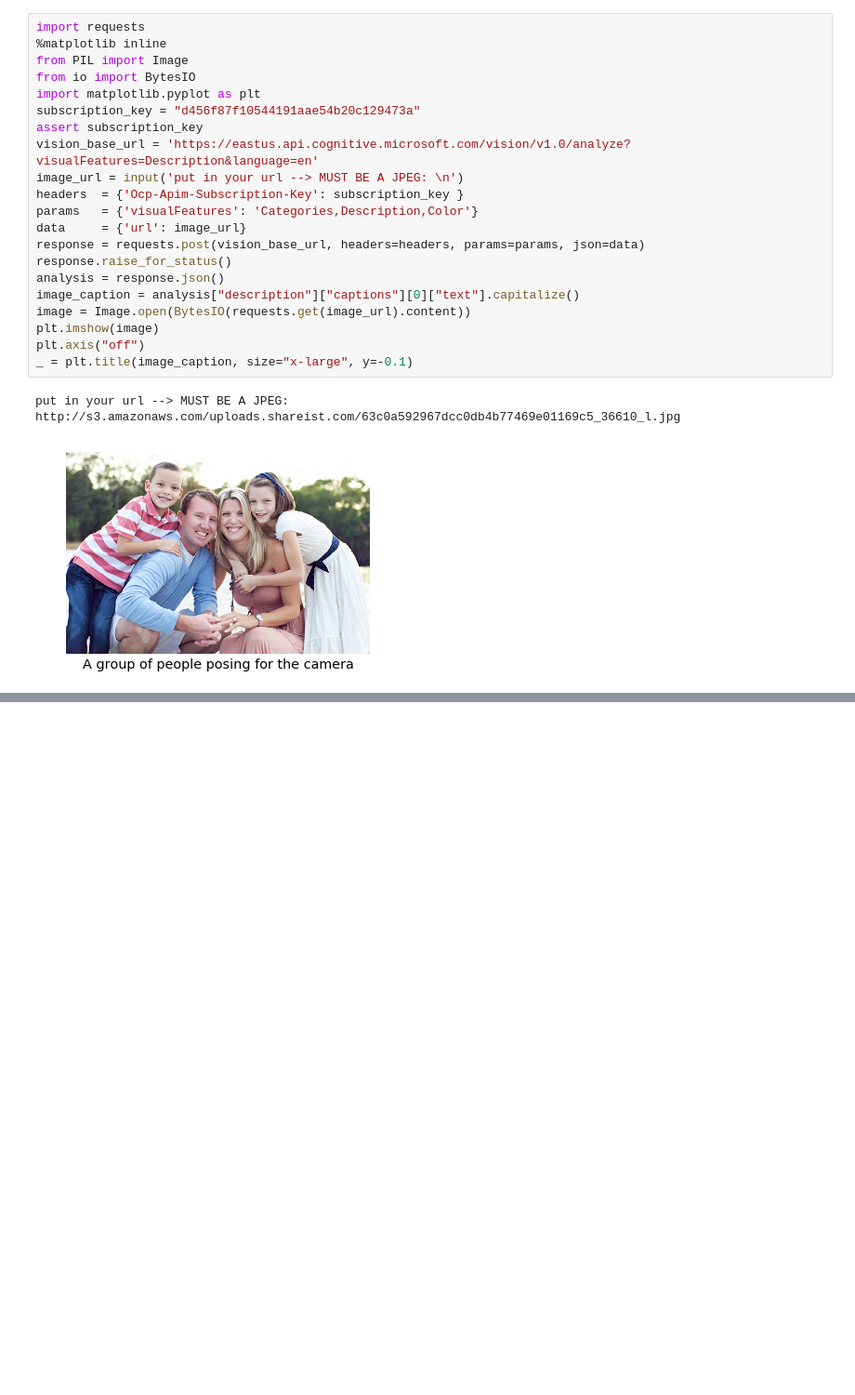
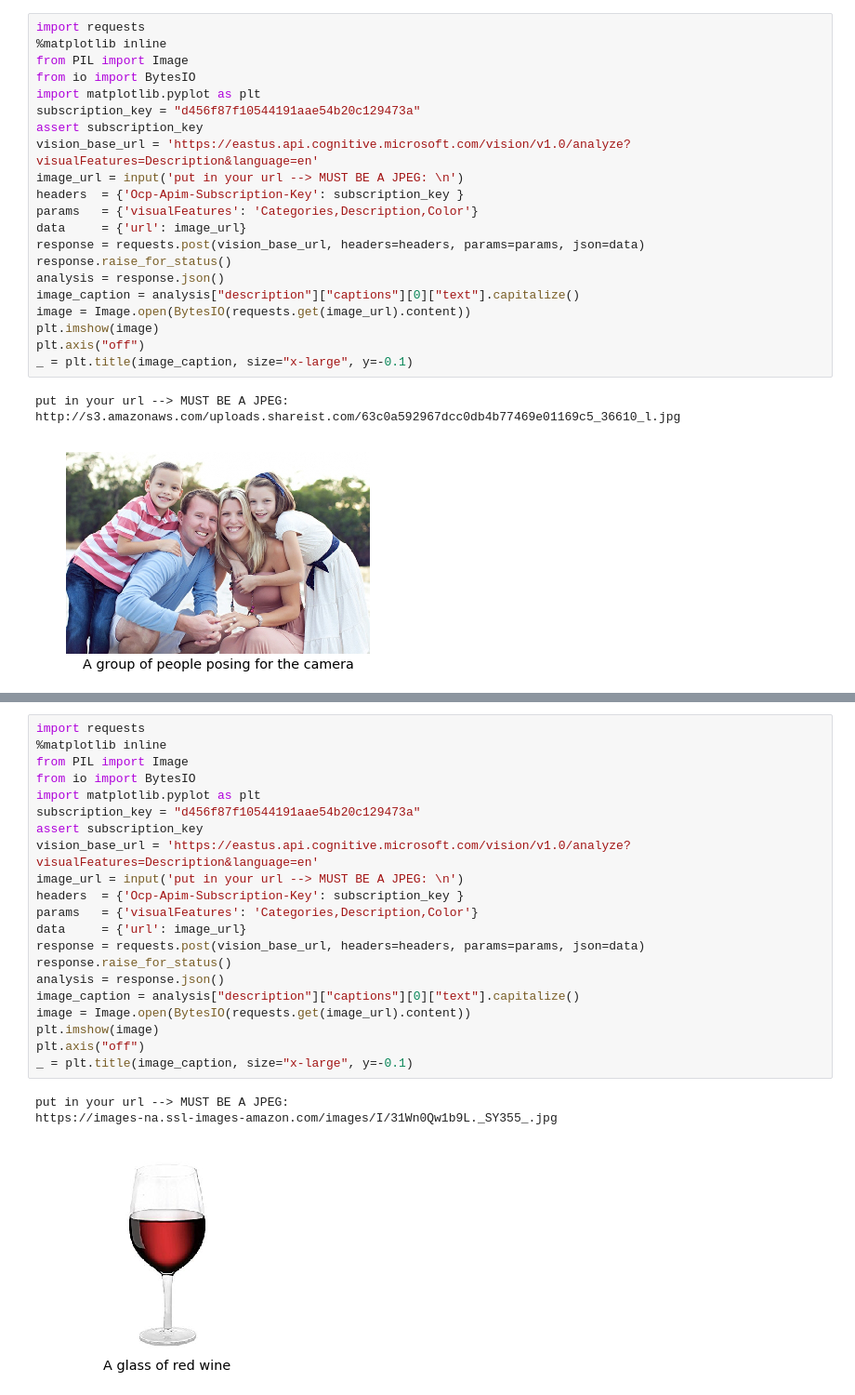
Before and after one commit to AndrewMRobert/Max-Andrew-and-Greg-Final-Project, a Jupyter notebook: First part of code.ipynb, the cells around one changed output, grey strips where cells are left out. Shown at 93% size. Saved outputs shown, nothing was run; the diff lists cells and outputs as text; blank space fills up the shorter version.

```diff
--- a/First part of code.ipynb
+++ b/First part of code.ipynb
@@ -25,0 +76,25 @@ http://s3.amazonaws.com/uploads.shareist.com/63c0a592967dcc0db4b77469e01169c5_36
+# %%
+import requests
+%matplotlib inline
+from PIL import Image
+from io import BytesIO
+import matplotlib.pyplot as plt
+subscription_key = "d456f87f10544191aae54b20c129473a"
+assert subscription_key
+vision_base_url = 'https://eastus.api.cognitive.microsoft.com/vision/v1.0/analyze?visualFeatures=Description&language=en'
+image_url = input('put in your url --> MUST BE A JPEG: \n')
+headers  = {'Ocp-Apim-Subscription-Key': subscription_key }
+params   = {'visualFeatures': 'Categories,Description,Color'}
+data     = {'url': image_url}
+response = requests.post(vision_base_url, headers=headers, params=params, json=data)
+response.raise_for_status()
+analysis = response.json()
+image_caption = analysis["description"]["captions"][0]["text"].capitalize()
+image = Image.open(BytesIO(requests.get(image_url).content))
+plt.imshow(image)
+plt.axis("off")
+_ = plt.title(image_caption, size="x-large", y=-0.1)
+# %% [output]
+put in your url --> MUST BE A JPEG:
+https://images-na.ssl-images-amazon.com/images/I/31Wn0Qw1b9L._SY355_.jpg
+[figure, added]
```
Also changed, not shown: parts of 3 cells of this notebook.
